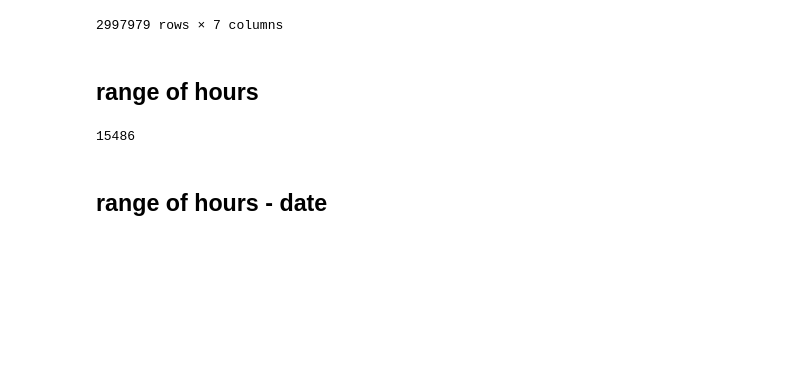
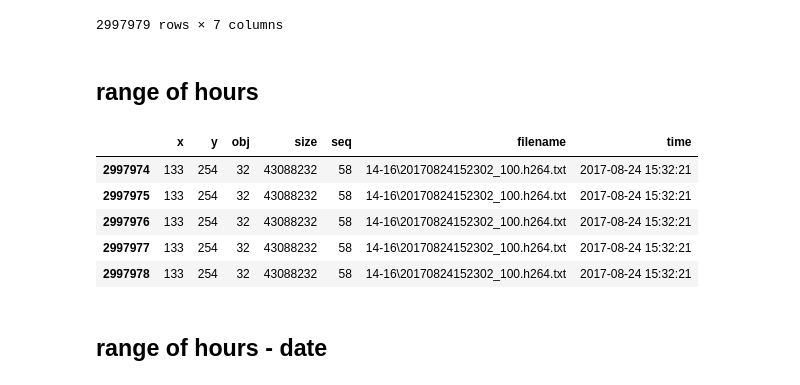
Before and after one commit to ShilatFM/Path-research, a Jupyter notebook: time_filter.ipynb, the cells around one changed output. Drawn from its saved outputs; the diff is of its cells as text; code cells hidden in the pictures; blank space fills up the shorter version.

```diff
--- a/time_filter.ipynb
+++ b/time_filter.ipynb
@@ -34,8 +34,17 @@ end_date = pd.to_datetime("2017-08-24 15:32:21")
 # %% [markdown]
 ## range of hours
 # %%
-objs = df[(df.time.dt.time > start_date.time()) & (df.time.dt.time <= end_date.time())]
-objs = objs.groupby(["filename", "obj"]).size().sort_values(ascending=False)
-objs
+def to_time_filter(df, start_date, end_date):
+
+    objs = df[(df.time.dt.time > start_date.time()) & (df.time.dt.time <= end_date.time())]
+
+    return objs
-# %% [output]
-15486
+# %%
+objs.tail()
+# %% [output]
+|  | x | y | obj | size | seq | filename | time |
+| 2997974 | 133 | 254 | 32 | 43088232 | 58 | 14-16\20170824152302_100.h264.txt | 2017-08-24 15:32:21 |
+| 2997975 | 133 | 254 | 32 | 43088232 | 58 | 14-16\20170824152302_100.h264.txt | 2017-08-24 15:32:21 |
+| 2997976 | 133 | 254 | 32 | 43088232 | 58 | 14-16\20170824152302_100.h264.txt | 2017-08-24 15:32:21 |
+| 2997977 | 133 | 254 | 32 | 43088232 | 58 | 14-16\20170824152302_100.h264.txt | 2017-08-24 15:32:21 |
+| 2997978 | 133 | 254 | 32 | 43088232 | 58 | 14-16\20170824152302_100.h264.txt | 2017-08-24 15:32:21 |
```
Also changed, not shown: parts of 2 cells of this notebook, 1 other file.
